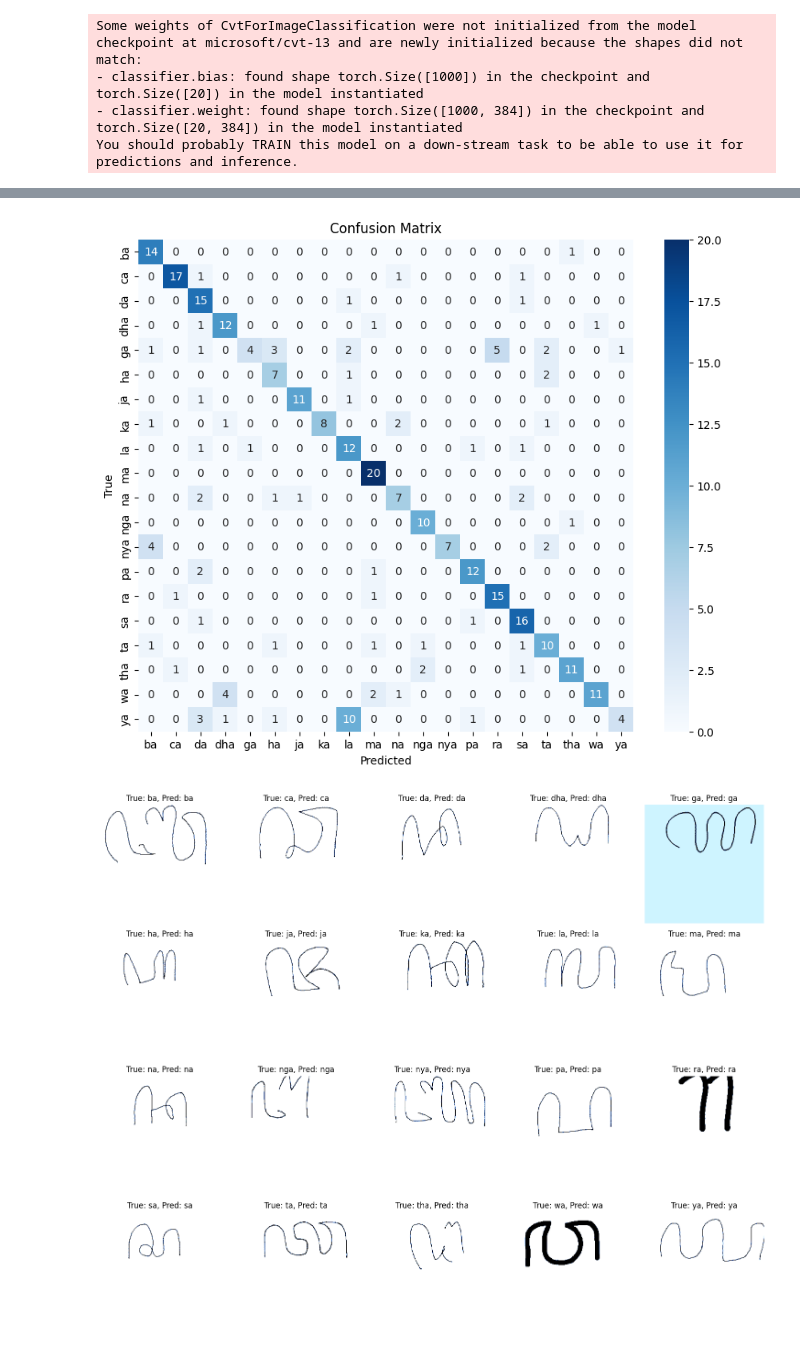
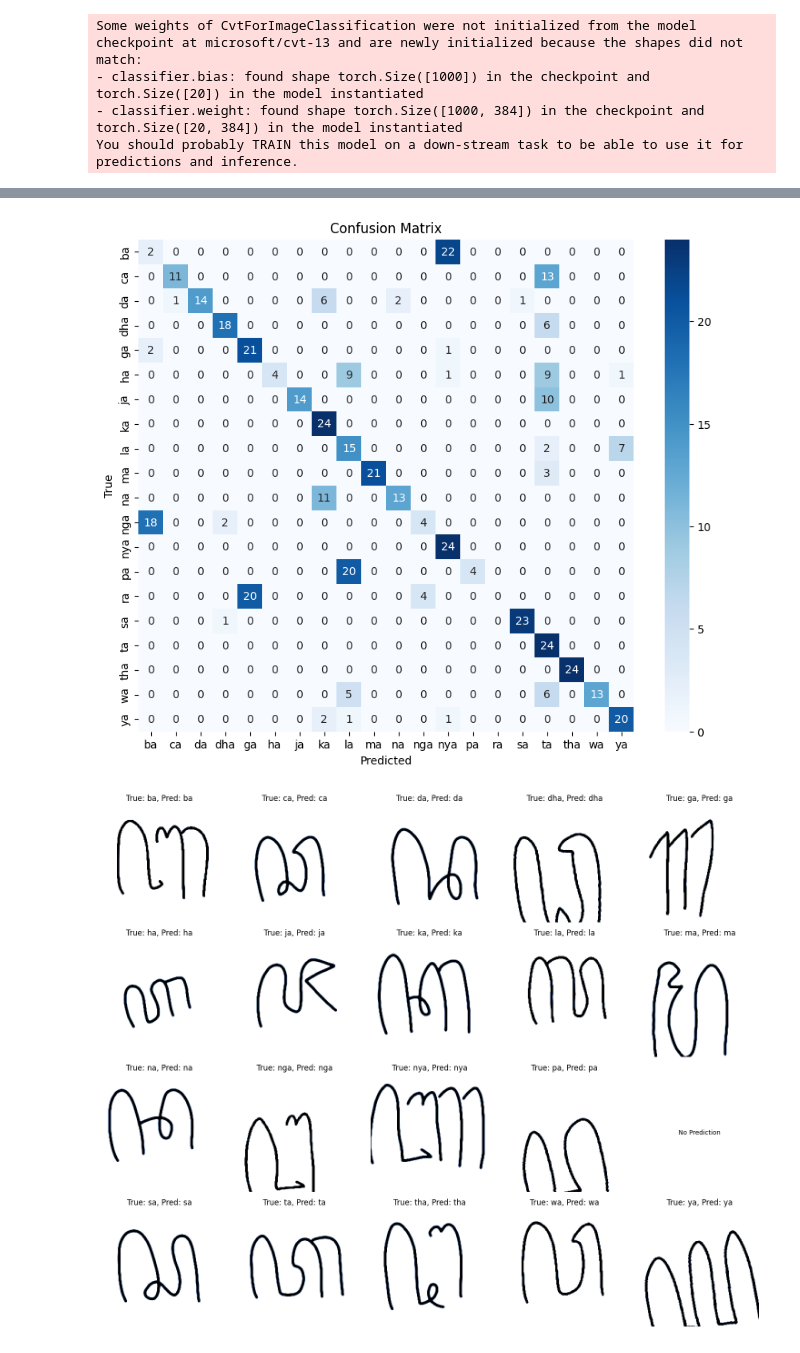
Before and after one commit to aldinuramadhani279/CVT13, a Jupyter notebook: cvt-hanacaraka-recognition.ipynb, the cells around one changed output, grey strips where cells are left out. Drawn from its saved outputs; the diff is of its cells as text; code cells hidden in the pictures.

Commit message:
Kaggle Notebook | Cvt_HANACARAKA_Recognition | versi 90 gap 9 %

```diff
--- a/cvt-hanacaraka-recognition.ipynb
+++ b/cvt-hanacaraka-recognition.ipynb
@@ -19,31 +18,34 @@ import seaborn as sns
 device = torch.device("cuda" if torch.cuda.is_available() else "cpu")
 # %%
 # Hyperparameters dan paths
-BATCH_SIZE = 8
+BATCH_SIZE = 16
 NUM_CLASSES = 20
-EPOCHS = 100
+EPOCHS = 20
 LEARNING_RATE = 0.0001
-WEIGHT_DECAY = 0.00005
+WEIGHT_DECAY = 0.00001
 IMAGE_SIZE = 224
-DATASET_PATH = '/kaggle/input/hanacaraka'
+DATASET_PATH = '/kaggle/input/d/phiard/aksara-jawa/v3/v3'
 # %%
 # Load dan konfigurasi model CvT-13
 config = AutoConfig.from_pretrained("microsoft/cvt-13")
 config.num_labels = NUM_CLASSES
 config.hidden_dropout_prob = 0.1
 image_processor = AutoImageProcessor.from_pretrained("microsoft/cvt-13")
-model = CvtForImageClassification.from_pretrained("microsoft/cvt-13", config=config, ignore_mismatched_sizes=True).to(device)
+model = CvtForImageClassification.from_pretrained(
+    "microsoft/cvt-13", config=config, ignore_mismatched_sizes=True
+).to(device)
 # %% [output]
 Some weights of CvtForImageClassification were not initialized from the model checkpoint at microsoft/cvt-13 and are newly initialized because the shapes did not match:
 - classifier.bias: found shape torch.Size([1000]) in the checkpoint and torch.Size([20]) in the model instantiated
 - classifier.weight: found shape torch.Size([1000, 384]) in the checkpoint and torch.Size([20, 384]) in the model instantiated
 You should probably TRAIN this model on a down-stream task to be able to use it for predictions and inference.
 # %%
-# Custom dataset
+# Custom dataset untuk memuat dataset dengan struktur folder baru
 class CustomImageFolder(Dataset):
-    def __init__(self, root):
+    def __init__(self, root, transform=None):
         self.samples = []
         self.targets = []
+        self.transform = transform
         classes, class_to_idx = self._find_classes(root)
         self.class_to_idx = class_to_idx
         self.classes = classes
@@ -82,9 +84,15 @@ class CustomImageFolder(Dataset):
         return classes, class_to_idx
 # %%
 # Load dataset dan lakukan pembagian 80/20
-full_dataset = CustomImageFolder(DATASET_PATH)
-train_size = int(0.8 * len(full_dataset))
-val_size = len(full_dataset) - train_size
-train_dataset, val_dataset = random_split(full_dataset, [train_size, val_size])
+train_dataset = CustomImageFolder(os.path.join(DATASET_PATH, 'train'))
+val_dataset = CustomImageFolder(os.path.join(DATASET_PATH, 'val'))
+
+# Pembagian test dataset ke training dan validation 80/20
+train_size = int(0.8 * len(train_dataset))
+test_size = len(train_dataset) - train_size
+train_dataset, test_dataset = random_split(train_dataset, [train_size, test_size])
+
+# Membuat DataLoader
 train_loader = DataLoader(train_dataset, batch_size=BATCH_SIZE, shuffle=True)
 val_loader = DataLoader(val_dataset, batch_size=BATCH_SIZE, shuffle=False)
+test_loader = DataLoader(test_dataset, batch_size=BATCH_SIZE, shuffle=False)
@@ -217,50 +214,47 @@ def plot_confusion_matrix(targets, predictions, class_names):
     plt.title("Confusion Matrix")
     plt.show()
 
-# Tampilkan Confusion Matrix
-plot_confusion_matrix(all_targets, all_predictions, full_dataset.classes)
+plot_confusion_matrix(all_targets, all_predictions, train_dataset.dataset.classes)
 # %% [output]
-[figure, old version]
+[figure, new version]
 # %%
 # Fungsi untuk menampilkan gambar per kelas dengan prediksi model
 def show_predictions_per_class(model, dataset, num_classes=20, cols=5):
     model.eval()
-    rows = (num_classes + cols - 1) // cols  # Menghitung jumlah baris sesuai kolom yang diinginkan
-    fig, axs = plt.subplots(rows, cols, figsize=(15, 3 * rows))  # Ukuran figure menyesuaikan
-    axs = axs.flatten()  # Meratakan axes untuk akses yang lebih mudah
+    rows = (num_classes + cols - 1) // cols
+    fig, axs = plt.subplots(rows, cols, figsize=(15, 3 * rows))
+    axs = axs.flatten()
 
     class_images = {i: None for i in range(num_classes)}
 
     for i in range(len(dataset)):
         image, label = dataset[i]
         image = image.unsqueeze(0).to(device)
         with torch.no_grad():
             output = model(image).logits
             _, predicted = output.max(1)
             if class_images[label] is None and predicted.item() == label:
                 class_images[label] = (image.squeeze().cpu(), label, predicted.item())
                 if all(value is not None for value in class_images.values()):
                     break
 
     for i in range(num_classes):
         ax = axs[i]
         if class_images[i] is not None:
             img, true_label, pred_label = class_images[i]
             ax.imshow(img.permute(1, 2, 0).numpy())
-            ax.set_title(f"True: {full_dataset.classes[true_label]}, Pred: {full_dataset.classes[pred_label]}")
+            ax.set_title(f"True: {train_dataset.dataset.classes[true_label]}, Pred: {train_dataset.dataset.classes[pred_label]}")
             ax.axis('off')
         else:
             ax.text(0.5, 0.5, 'No Prediction', ha='center', va='center')
             ax.axis('off')
 
-    # Menonaktifkan axis kosong jika num_classes < rows * cols
     for j in range(num_classes, rows * cols):
         axs[j].axis('off')
 
     plt.tight_layout()
     plt.show()
 
-# Menampilkan gambar prediksi
 show_predictions_per_class(model, val_dataset)
 # %% [output]
-[figure, old version]
+[figure, new version]
```
Also changed, not shown: parts of 7 cells of this notebook.
